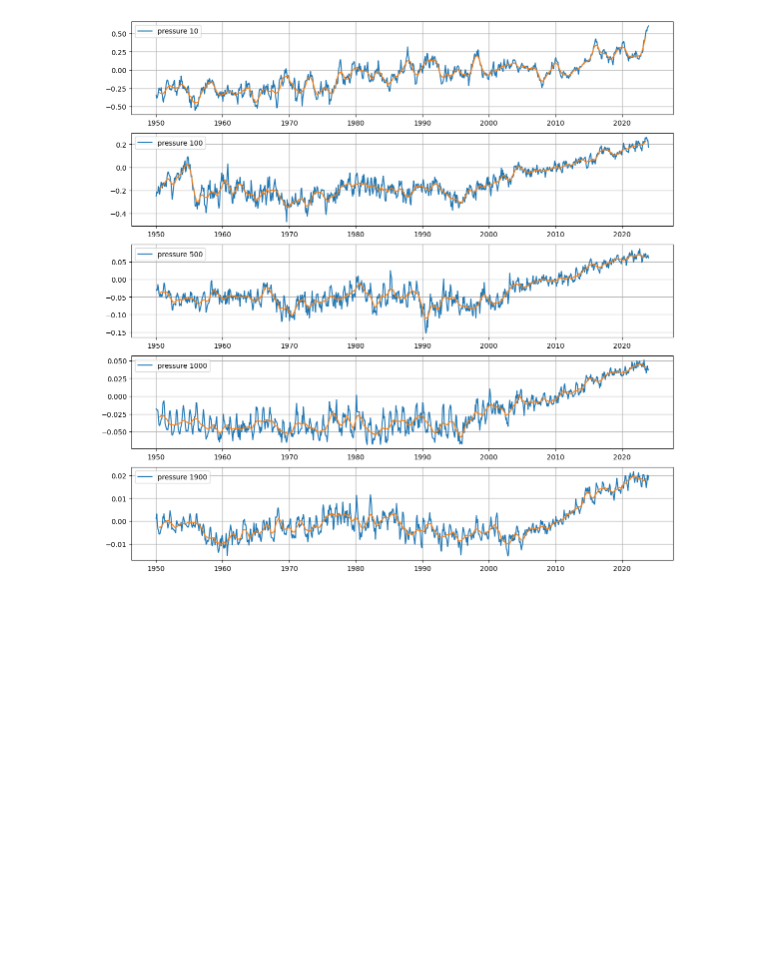
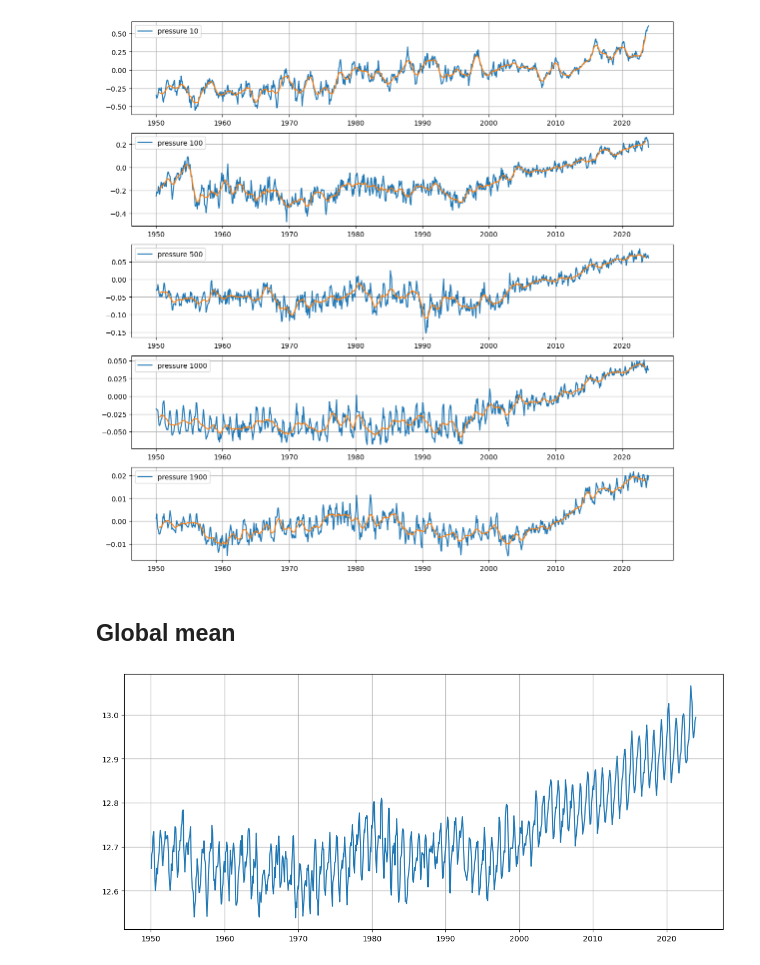
Before and after one commit to PedroVelez/ComparisonClimatologies, a Jupyter notebook: EN422g10_analisisData_monthly.ipynb, the cells around one changed output. Cells and saved outputs as stored; diff of their text form; code cells hidden in the pictures; blank space fills up the shorter version.

```diff
--- a/EN422g10_analisisData_monthly.ipynb
+++ b/EN422g10_analisisData_monthly.ipynb
@@ -111,3 +112,14 @@ for ipre in levels:
     i1=i1+1
 # %% [output]
 [figure]
+# %% [markdown]
+## Global mean
+# %%
+DC_temp_global_2000m=DC_temp_wmean.sel(depth=slice(0,2000)).mean("depth")
+DC_temp_global_2000m.to_netcdf('./Data/EN422g10_temp_global_2000m.nc')
+# %%
+ig, ax = plt.subplots(figsize = (14,6))
+ax.plot(DC_temp_global_2000m.time,DC_temp_global_2000m,)
+ax.grid(linestyle='-', linewidth=.9)
+# %% [output]
+[figure, added]
```
Also changed, not shown: parts of 22 cells of this notebook, 11 other files.
